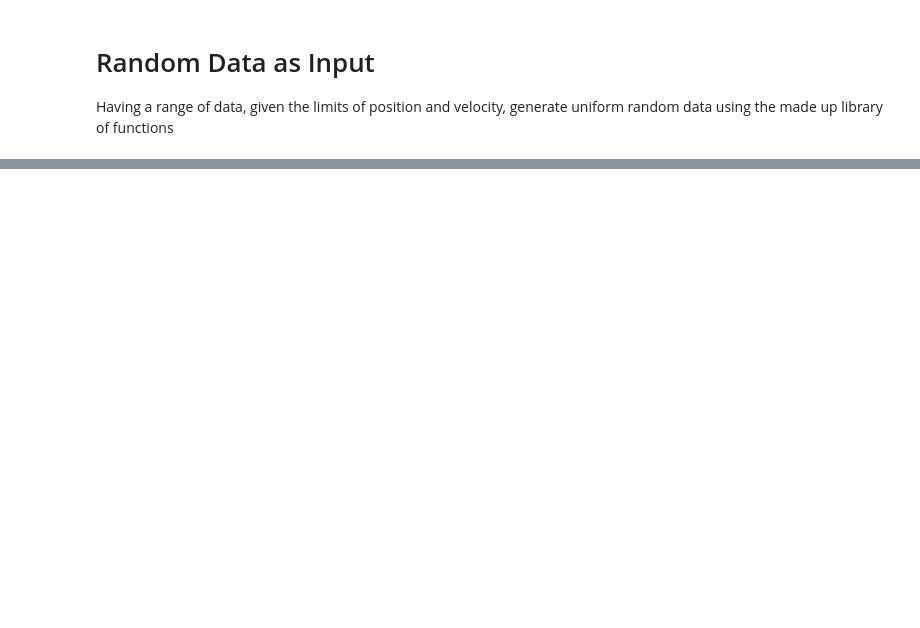
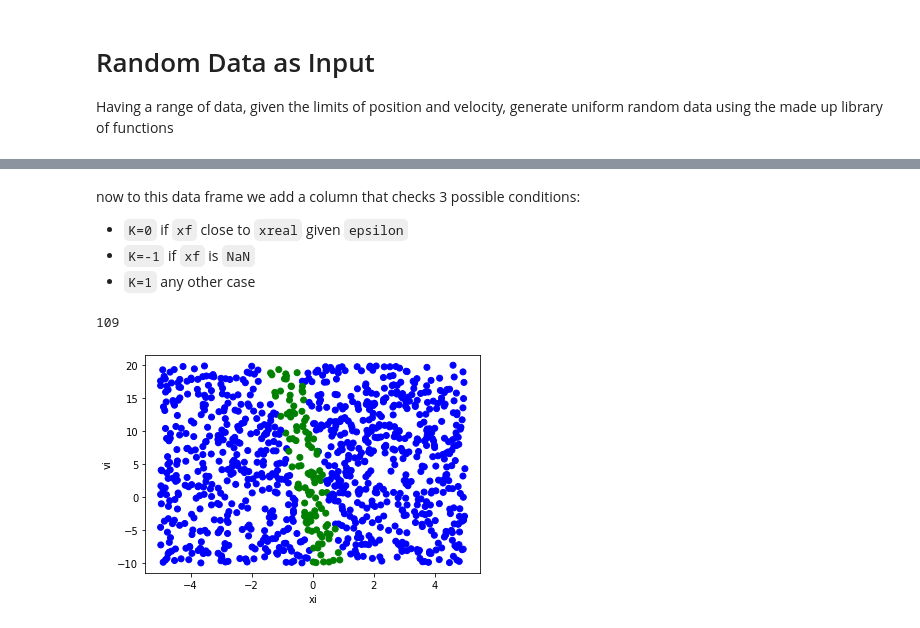
Before and after one commit to fbientrigo/machine-learning-physics, a Jupyter notebook: impl_2_mechanicsX/5_generate_random.ipynb, the cells around one changed output, grey strips where cells are left out. Cells and saved outputs as stored; diff of their text form; code cells hidden in the pictures; blank space fills up the shorter version.

Commit message:
endend generation of data

```diff
--- a/impl_2_mechanicsX/5_generate_random.ipynb
+++ b/impl_2_mechanicsX/5_generate_random.ipynb
@@ -49,7 +56,17 @@ array([ 3.31459444, 17.28491256])
 # %%
-k_data = 0
+for k_data in range(N_samples):
+    # generate the series with the inputs
+    xi = random_xv[k_data][0]
+    vi = random_xv[k_data][1]
 
-# generate the series with the inputs
-xi = random_xv[k_data][0]
-vi = random_xv[k_data][1]
-arguments = intd.make_integrator_args(name,xi,vi,N_layers, dt)
+    arguments = intd.make_integrator_args(name,xi,vi,N_layers, dt)
+
+    try:
+        data_id, sol_estatus, data_generated = intd.run_integrator(arguments, vec_function =f_dottz)
+        # we use the last data point
+        data_point = [xi,vi,data_generated[-1][1], data_generated[-1][2] ]
+
+    except ValueError:
+        data_point = [xi, vi, np.nan, np.nan]
+
+    global_data.append(data_point)
@@ -98,0 +93,2 @@ Type:      function
+# %%
+total_data_frame = pd.DataFrame(global_data, columns=["xi", "vi", "xf", "vf"])
@@ -98,0 +111,33 @@ Type:      function
+# %% [markdown]
+now to this data frame we add a column that checks 3 possible conditions:
+- `K=0` if `xf` close to `xreal` given `epsilon`
+- `K=-1` if `xf` is `NaN`
+- `K=1` any other case
+# %%
+epsilon = 0.5  # Set the value of epsilon here
+
+total_data_frame["K"] = total_data_frame.apply(
+    lambda row: 0 if abs(row["xf"] - xreal) <= epsilon else
+                -1 if np.isnan(row["xf"]) else 1,
+    axis=1
+)
+# %%
+# data in the range where xf is close to xreal (normally set to 0)
+sum(total_data_frame["K"] == 0)
+# %% [output]
+109
+# %%
+# define colors for each value of K
+colors = {-1: 'red', 0: 'green', 1: 'blue'}
+
+# create a scatter plot with xi and vi as x and y axes, and color the points according to K
+plt.scatter(total_data_frame['xi'], total_data_frame['vi'], c=total_data_frame['K'].apply(lambda x: colors[x]))
+
+# add axis labels
+plt.xlabel('xi')
+plt.ylabel('vi')
+
+# show the plot
+plt.show()
+# %% [output]
+[figure, added]
```
Also changed, not shown: parts of 10 cells of this notebook, 1 other file.
